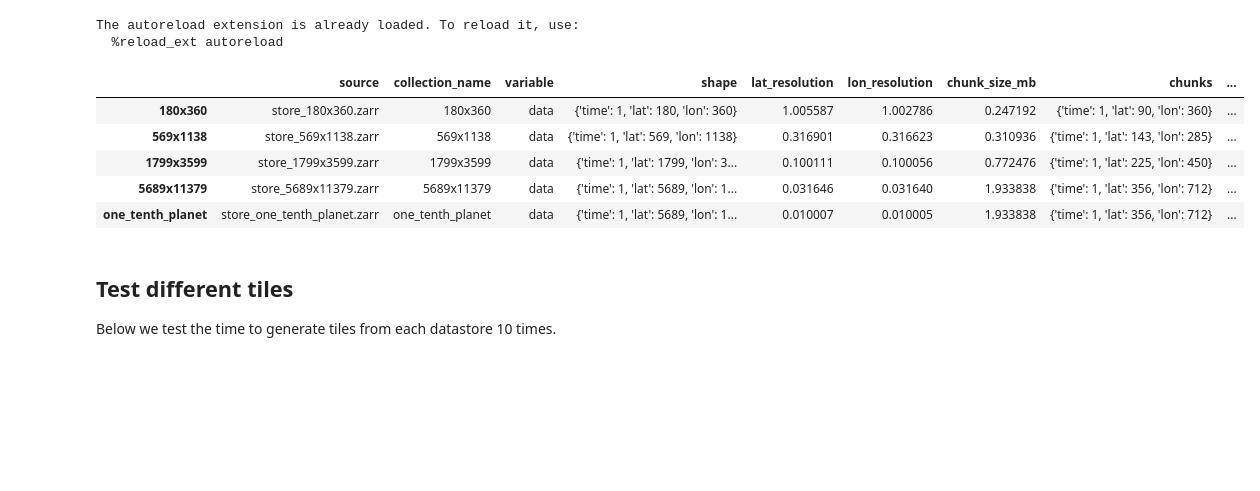
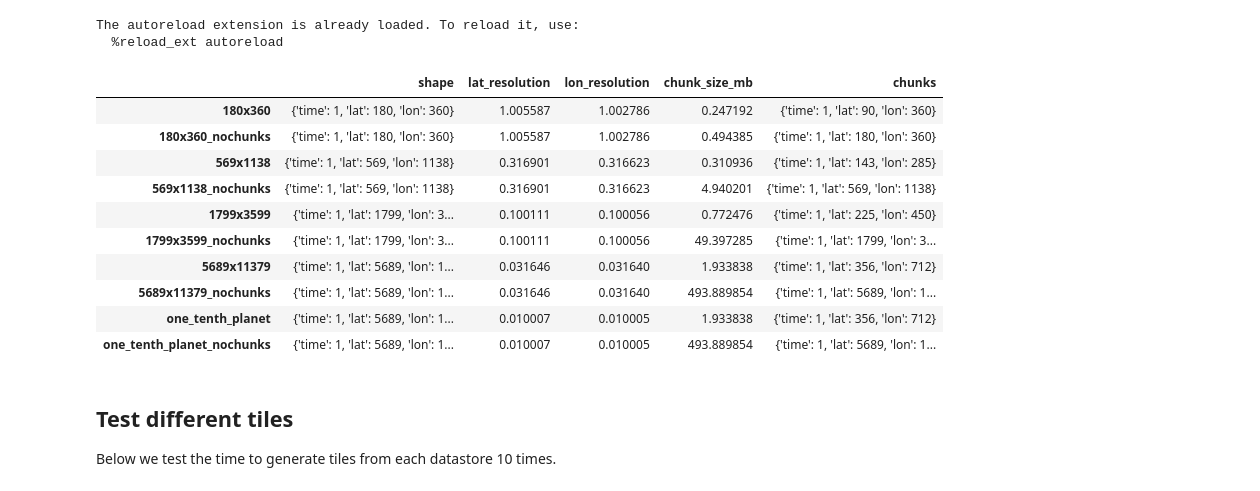
Before and after one commit to developmentseed/tile-benchmarking, a Jupyter notebook: profiling/fake-data-profiing.ipynb, the cells around one changed output. Saved outputs shown, nothing was run; the diff lists cells and outputs as text; code cells hidden in the pictures; blank space fills up the shorter version.

Commit message:
Add nochunk stores and write fake data to S3

```diff
--- a/profiling/fake-data-profiing.ipynb
+++ b/profiling/fake-data-profiing.ipynb
@@ -50,25 +47,36 @@ import zarr_helpers
 The autoreload extension is already loaded. To reload it, use:
   %reload_ext autoreload
 # %%
-shapes = ['180x360', '569x1138', '1799x3599', '5689x11379', 'one_tenth_planet']
+shapes = ['180x360', '180x360', '569x1138', '1799x3599', '5689x11379', 'one_tenth_planet']
 # %%
 variable = 'data'
+bucket = 'nasa-eodc-data-store'
 datastores = {}
 for shape in shapes:
-    store_dir = f"store_{shape}.zarr"
+    store_dir = f"s3://{bucket}/fake_data/store_{shape}.zarr"
     ds = zarr_helpers.open_dataset(store_dir)
     ds_specs = zarr_helpers.get_dataset_specs(shape, store_dir, variable, ds)
     datastores[shape] = ds_specs
+    nochunk_store_dir = f"s3://{bucket}/fake_data/store_{shape}_nochunks.zarr"
+    ds_nochunk = zarr_helpers.open_dataset(nochunk_store_dir)
+    key = f"{shape}_nochunks"
+    ds_nochunk_specs = zarr_helpers.get_dataset_specs(key, nochunk_store_dir, variable, ds_nochunk)
+    datastores[key] = ds_nochunk_specs
 # %%
 df = pd.DataFrame.from_dict(datastores, orient='index')
-df
+df.drop(columns=['collection_name', 'variable', 'source', 'dtype', 'number_coord_chunks', 'compression'])
 # %% [output]
-|  | source | collection_name | variable | shape | lat_resolution | lon_resolution | chunk_size_mb | chunks | ... |
-| 180x360 | store_180x360.zarr | 180x360 | data | {'time': 1, 'lat': 180, 'lon': 360} | 1.005587 | 1.002786 | 0.247192 | {'time': 1, 'lat': 90, 'lon': 360} | ... |
-| 569x1138 | store_569x1138.zarr | 569x1138 | data | {'time': 1, 'lat': 569, 'lon': 1138} | 0.316901 | 0.316623 | 0.310936 | {'time': 1, 'lat': 143, 'lon': 285} | ... |
-| 1799x3599 | store_1799x3599.zarr | 1799x3599 | data | {'time': 1, 'lat': 1799, 'lon': 3... | 0.100111 | 0.100056 | 0.772476 | {'time': 1, 'lat': 225, 'lon': 450} | ... |
-| 5689x11379 | store_5689x11379.zarr | 5689x11379 | data | {'time': 1, 'lat': 5689, 'lon': 1... | 0.031646 | 0.031640 | 1.933838 | {'time': 1, 'lat': 356, 'lon': 712} | ... |
-| one_tenth_planet | store_one_tenth_planet.zarr | one_tenth_planet | data | {'time': 1, 'lat': 5689, 'lon': 1... | 0.010007 | 0.010005 | 1.933838 | {'time': 1, 'lat': 356, 'lon': 712} | ... |
+|  | shape | lat_resolution | lon_resolution | chunk_size_mb | chunks |
+| 180x360 | {'time': 1, 'lat': 180, 'lon': 360} | 1.005587 | 1.002786 | 0.247192 | {'time': 1, 'lat': 90, 'lon': 360} |
+| 180x360_nochunks | {'time': 1, 'lat': 180, 'lon': 360} | 1.005587 | 1.002786 | 0.494385 | {'time': 1, 'lat': 180, 'lon': 360} |
+| 569x1138 | {'time': 1, 'lat': 569, 'lon': 1138} | 0.316901 | 0.316623 | 0.310936 | {'time': 1, 'lat': 143, 'lon': 285} |
+| 569x1138_nochunks | {'time': 1, 'lat': 569, 'lon': 1138} | 0.316901 | 0.316623 | 4.940201 | {'time': 1, 'lat': 569, 'lon': 1138} |
+| 1799x3599 | {'time': 1, 'lat': 1799, 'lon': 3... | 0.100111 | 0.100056 | 0.772476 | {'time': 1, 'lat': 225, 'lon': 450} |
+| 1799x3599_nochunks | {'time': 1, 'lat': 1799, 'lon': 3... | 0.100111 | 0.100056 | 49.397285 | {'time': 1, 'lat': 1799, 'lon': 3... |
+| 5689x11379 | {'time': 1, 'lat': 5689, 'lon': 1... | 0.031646 | 0.031640 | 1.933838 | {'time': 1, 'lat': 356, 'lon': 712} |
+| 5689x11379_nochunks | {'time': 1, 'lat': 5689, 'lon': 1... | 0.031646 | 0.031640 | 493.889854 | {'time': 1, 'lat': 5689, 'lon': 1... |
+| one_tenth_planet | {'time': 1, 'lat': 5689, 'lon': 1... | 0.010007 | 0.010005 | 1.933838 | {'time': 1, 'lat': 356, 'lon': 712} |
+| one_tenth_planet_nochunks | {'time': 1, 'lat': 5689, 'lon': 1... | 0.010007 | 0.010005 | 493.889854 | {'time': 1, 'lat': 5689, 'lon': 1... |
 # %% [markdown]
 ## Test different tiles
 
```
Also changed, not shown: parts of 4 cells of this notebook, 1 other file.
